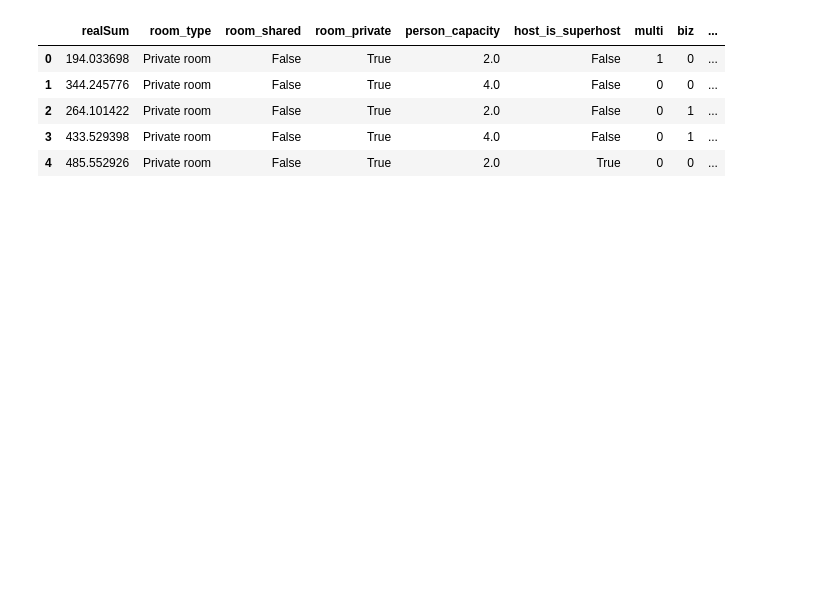
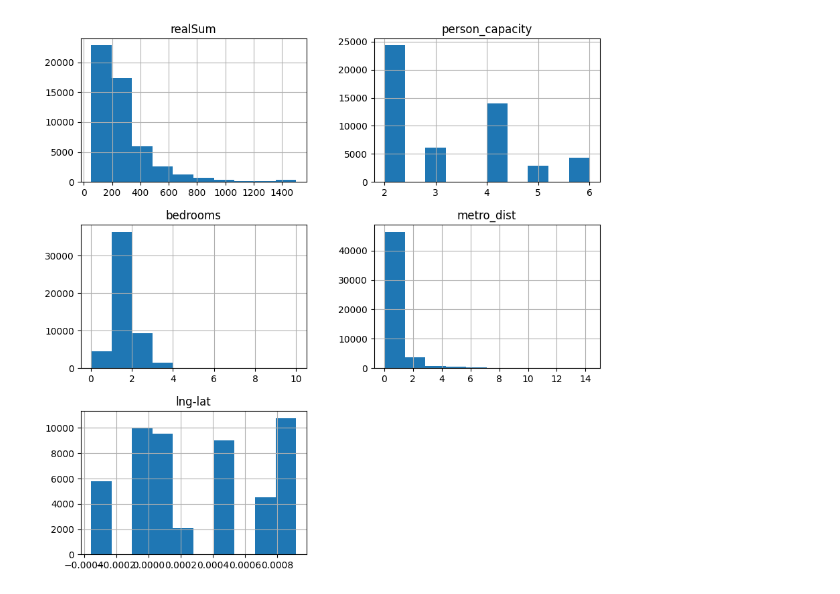
Before and after one commit to Aliikhatami94/eu-aribnb-ml-project, a Jupyter notebook: eu-airbnb-project.ipynb, the cells around one changed output. Cells and saved outputs as stored; diff of their text form; code cells hidden in the pictures; blank space fills up the shorter version.

```diff
--- a/eu-airbnb-project.ipynb
+++ b/eu-airbnb-project.ipynb
@@ -39,3 +145,10 @@ plt.show()
 # %%
 # Dropping the features that are highly correlated
-df.drop(['cleanliness_rating'], axis=1, inplace=True)
+num_cols.remove('dist')
+df.drop(columns=['dist', 'guest_satisfaction_overall_95-100/100'], axis=1, inplace=True)
+
+# Comparing the features distribution
+df[num_cols].hist(figsize=(10, 10))
+plt.show()
+# %% [output]
+[figure, added]
@@ -48,9 +154,0 @@ df.drop(['lng', 'lat'], axis=1, inplace=True)
-# %%
-df.head()
-# %% [output]
-|  | realSum | room_type | room_shared | room_private | person_capacity | host_is_superhost | multi | biz | ... |
-| 0 | 194.033698 | Private room | False | True | 2.0 | False | 1 | 0 | ... |
-| 1 | 344.245776 | Private room | False | True | 4.0 | False | 0 | 0 | ... |
-| 2 | 264.101422 | Private room | False | True | 2.0 | False | 0 | 1 | ... |
-| 3 | 433.529398 | Private room | False | True | 4.0 | False | 0 | 1 | ... |
-| 4 | 485.552926 | Private room | False | True | 2.0 | True | 0 | 0 | ... |
```
Also changed, not shown: parts of 19 cells of this notebook, 1 other file.
